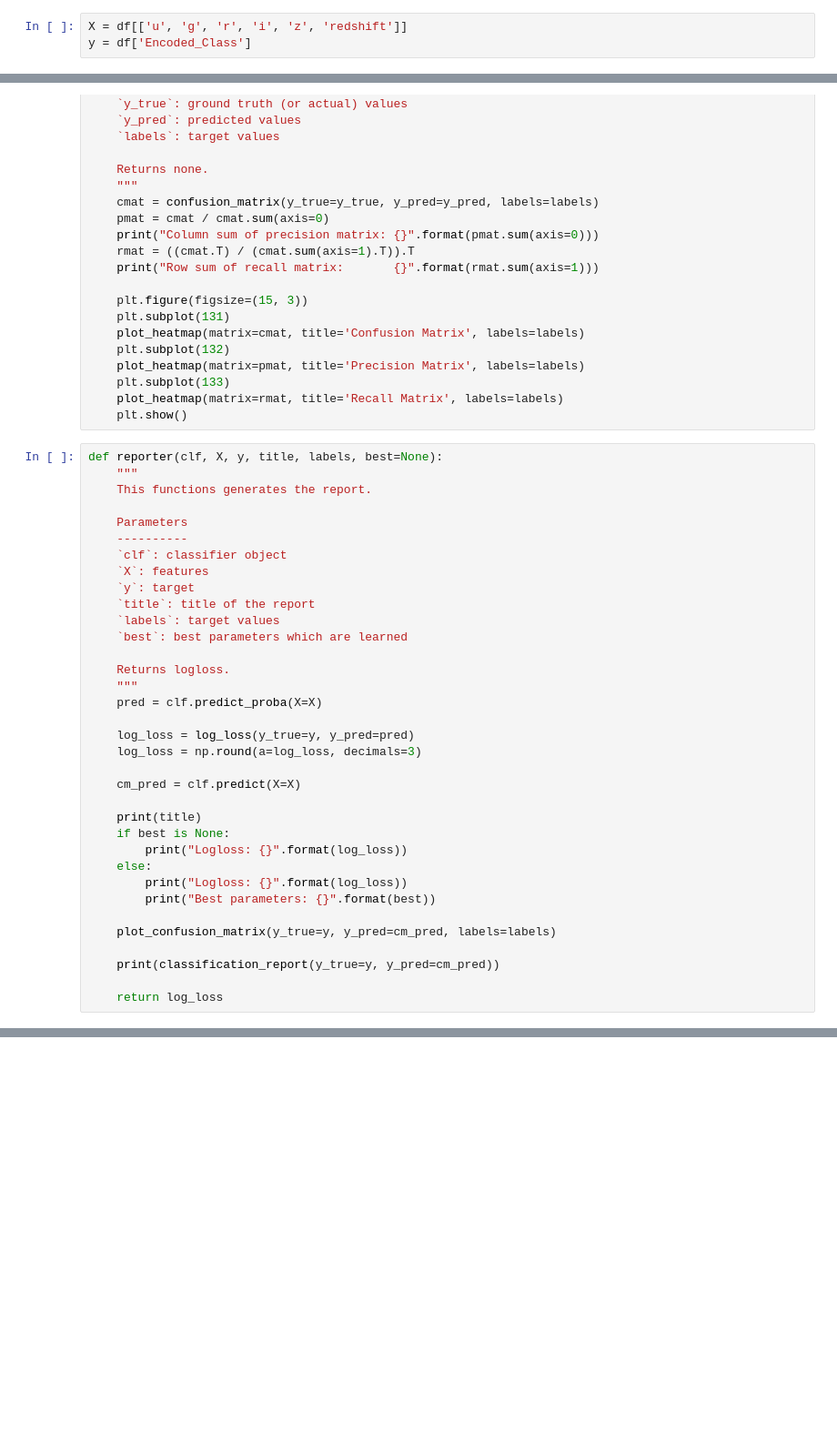
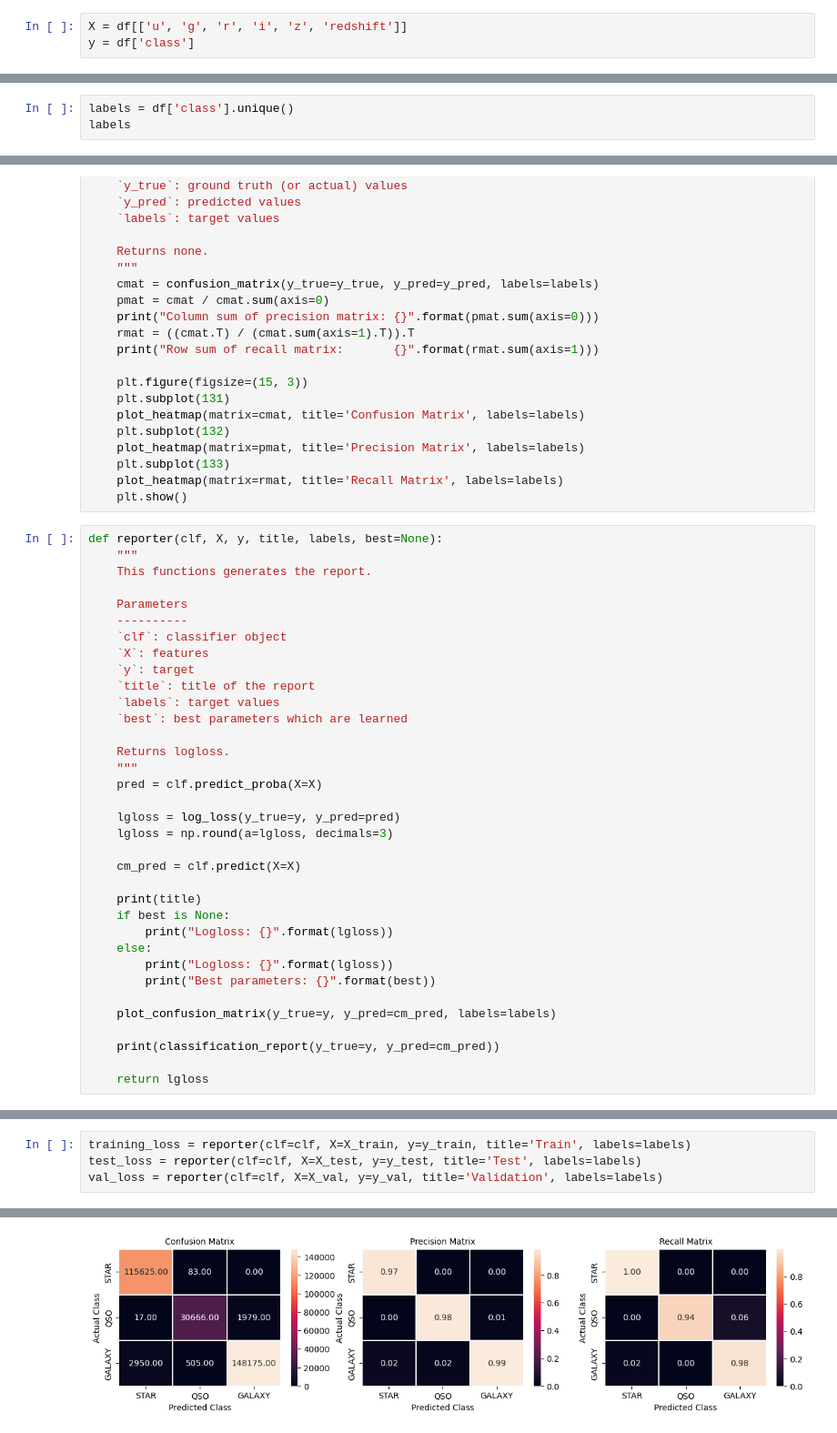
Before and after one commit to iamstarstuff/MScDataScienceThesis, a Jupyter notebook: ML Models New.ipynb, the cells around one changed output, grey strips where cells are left out. Shown at 91% size. Cells and saved outputs as stored; diff of their text form; blank space fills up the shorter version.

```diff
--- a/ML Models New.ipynb
+++ b/ML Models New.ipynb
@@ -36,7 +41,7 @@ class_mapping = {class_label: idx for idx, class_label in enumerate(df['class'].
 df['Encoded_Class'] = df['class'].map(class_mapping)
 # %%
 X = df[['u', 'g', 'r', 'i', 'z', 'redshift']]
-y = df['Encoded_Class']
+y = df['class']
 # %%
 # Scale the features
 scaler = MinMaxScaler()
@@ -103,3 +108,6 @@ random_seed = 42
 
 np.random.seed(random_seed)
 random.seed(random_seed)
+# %%
+labels = df['class'].unique()
+labels
@@ -169,23 +179,23 @@ def reporter(clf, X, y, title, labels, best=None):
     """
     pred = clf.predict_proba(X=X)
 
-    log_loss = log_loss(y_true=y, y_pred=pred)
-    log_loss = np.round(a=log_loss, decimals=3)
+    lgloss = log_loss(y_true=y, y_pred=pred)
+    lgloss = np.round(a=lgloss, decimals=3)
 
     cm_pred = clf.predict(X=X)
 
     print(title)
     if best is None:
-        print("Logloss: {}".format(log_loss))
+        print("Logloss: {}".format(lgloss))
     else:
-        print("Logloss: {}".format(log_loss))
+        print("Logloss: {}".format(lgloss))
         print("Best parameters: {}".format(best))
 
     plot_confusion_matrix(y_true=y, y_pred=cm_pred, labels=labels)
 
     print(classification_report(y_true=y, y_pred=cm_pred))
 
-    return log_loss
+    return lgloss
 # %%
 cv = StratifiedKFold(n_splits=5, shuffle=True, random_state=random_seed)
 clf = LogisticRegressionCV(Cs=10, cv=cv, penalty='l2',solver='saga',n_jobs=-1,random_state=random_seed)
@@ -273,0 +206,5 @@ Epoch 16, change: 0.00767257
+# %%
+training_loss = reporter(clf=clf, X=X_train, y=y_train, title='Train', labels=labels)
+test_loss = reporter(clf=clf, X=X_test, y=y_test, title='Test', labels=labels)
+val_loss = reporter(clf=clf, X=X_val, y=y_val, title='Validation', labels=labels)
+# %% [output]
@@ -273,0 +215 @@ Epoch 16, change: 0.00767257
+[figure, added]
```
Also changed, not shown: parts of 10 cells of this notebook, 1 other file.
